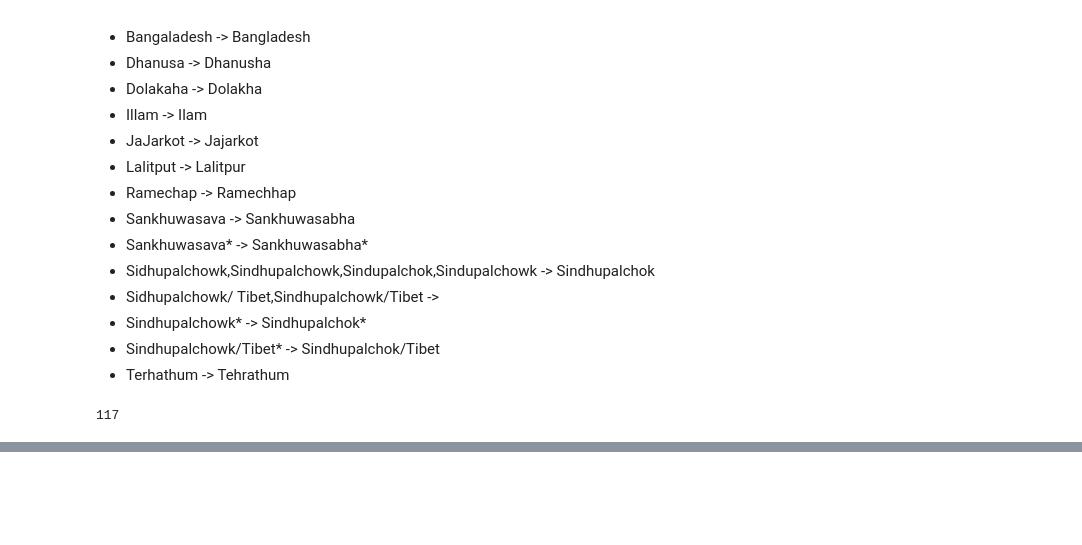
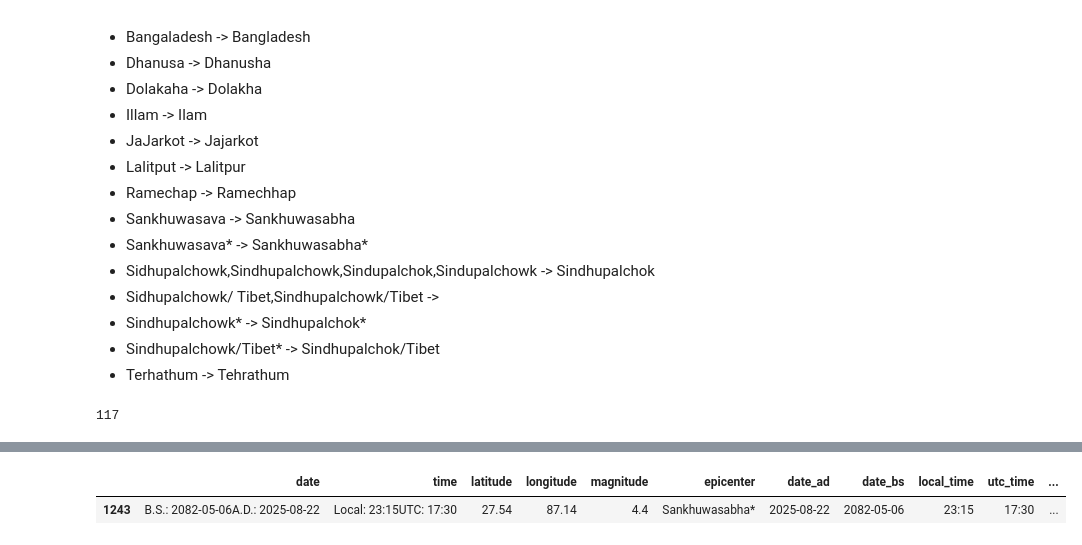
Before and after one commit to LAFFI01/Earthquake_Nepal, a Jupyter notebook: 02_EDA/Preprocessing.ipynb, the cells around one changed output, grey strips where cells are left out. Cells and saved outputs as stored; diff of their text form; code cells hidden in the pictures; blank space fills up the shorter version.

```diff
--- a/02_EDA/Preprocessing.ipynb
+++ b/02_EDA/Preprocessing.ipynb
@@ -519,3 +537,8 @@ len(lists[0])
+# %%
+df_cleaned.head(1)
+# %% [output]
+|  | date | time | latitude | longitude | magnitude | epicenter | date_ad | date_bs | local_time | utc_time | ... |
+| 1243 | B.S.: 2082-05-06A.D.: 2025-08-22 | Local: 23:15UTC: 17:30 | 27.54 | 87.14 | 4.4 | Sankhuwasabha* | 2025-08-22 | 2082-05-06 | 23:15 | 17:30 | ... |
 # %%
 df_export = df_cleaned.copy()
 
```
Also changed, not shown: parts of 7 cells of this notebook.
